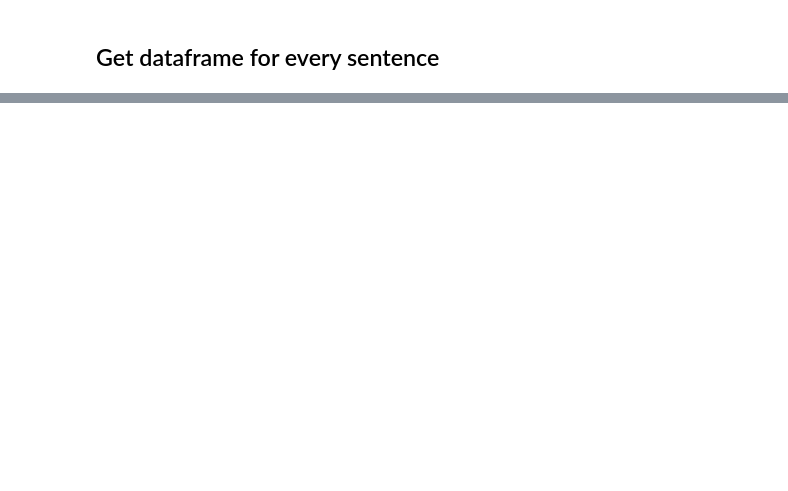
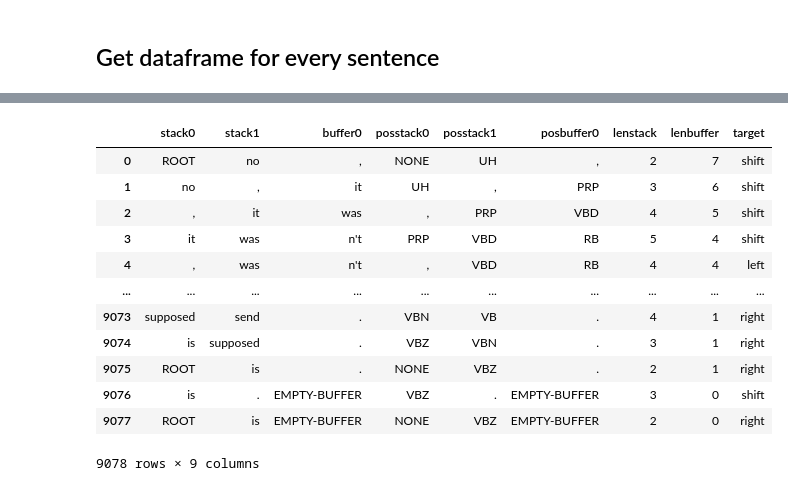
Before and after one commit to vincentmichael089/NLP-Study-Group, a Jupyter notebook: notebook_4.ipynb, the cells around one changed output, grey strips where cells are left out. Drawn from its saved outputs; the diff is of its cells as text; code cells hidden in the pictures; blank space fills up the shorter version.

```diff
--- a/notebook_4.ipynb
+++ b/notebook_4.ipynb
@@ -509,0 +430,16 @@ def generateFeatures(dfList):
+# %%
+testFeatures
+# %% [output]
+|  | stack0 | stack1 | buffer0 | posstack0 | posstack1 | posbuffer0 | lenstack | lenbuffer | target |
+| 0 | ROOT | no | , | NONE | UH | , | 2 | 7 | shift |
+| 1 | no | , | it | UH | , | PRP | 3 | 6 | shift |
+| 2 | , | it | was | , | PRP | VBD | 4 | 5 | shift |
+| 3 | it | was | n't | PRP | VBD | RB | 5 | 4 | shift |
+| 4 | , | was | n't | , | VBD | RB | 4 | 4 | left |
+| ... | ... | ... | ... | ... | ... | ... | ... | ... | ... |
+| 9073 | supposed | send | . | VBN | VB | . | 4 | 1 | right |
+| 9074 | is | supposed | . | VBZ | VBN | . | 3 | 1 | right |
+| 9075 | ROOT | is | . | NONE | VBZ | . | 2 | 1 | right |
+| 9076 | is | . | EMPTY-BUFFER | VBZ | . | EMPTY-BUFFER | 3 | 0 | shift |
+| 9077 | ROOT | is | EMPTY-BUFFER | NONE | VBZ | EMPTY-BUFFER | 2 | 0 | right |
+9078 rows × 9 columns
```
Also changed, not shown: parts of 30 cells of this notebook, 1 other file.
